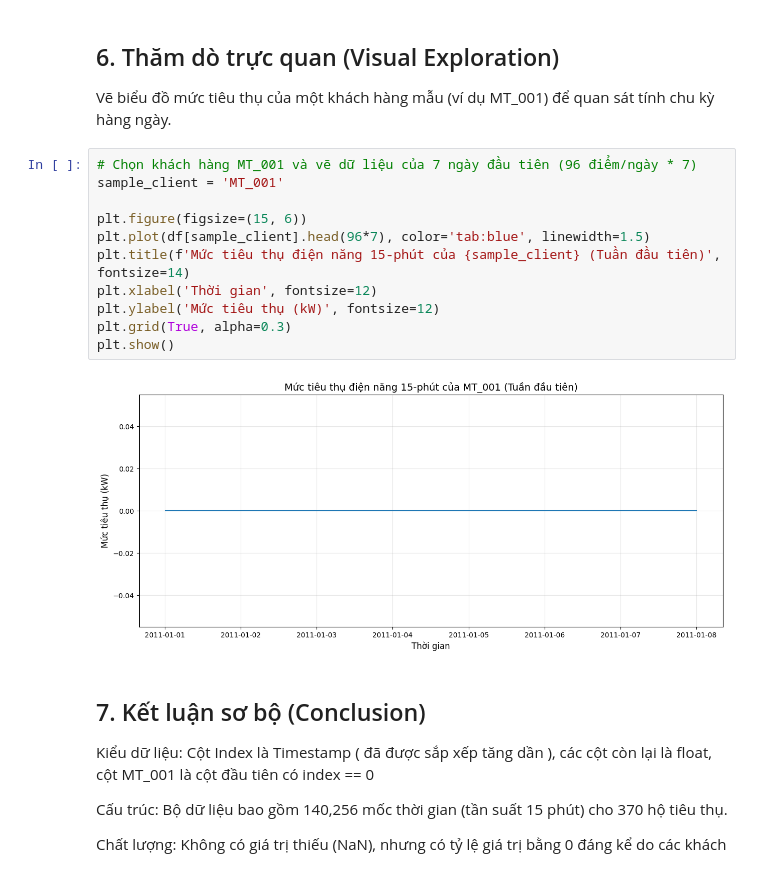
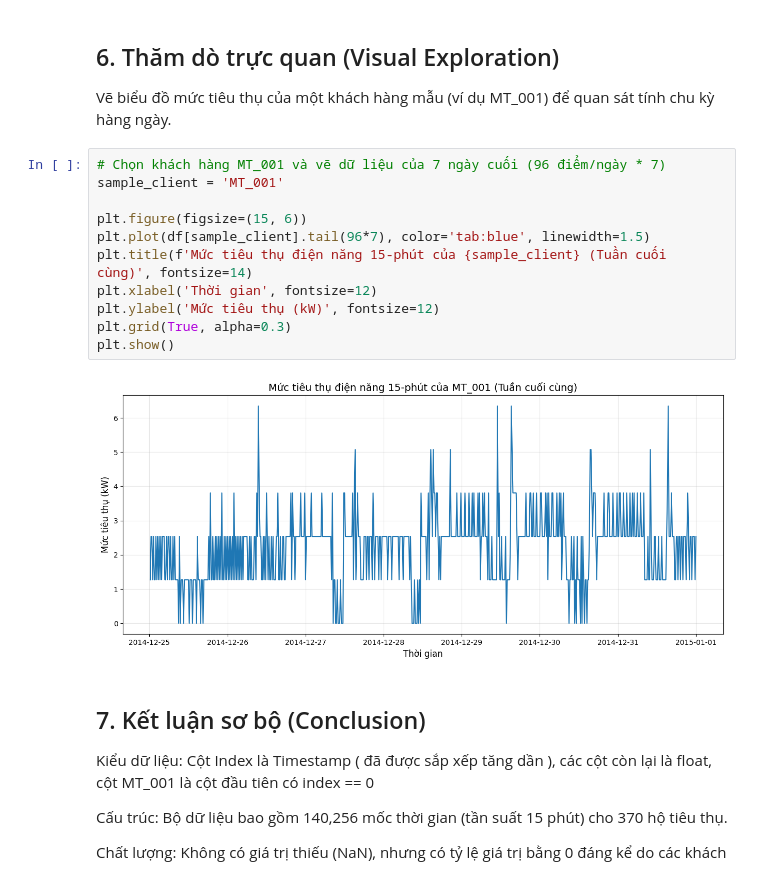
Before and after one commit to Dai-Nguyen1506/Electricity-Load-Diagrams, a Jupyter notebook: notebooks/01_load_and_explore.ipynb, the cells around one changed output. Cells and saved outputs as stored; diff of their text form.

```diff
--- a/notebooks/01_load_and_explore.ipynb
+++ b/notebooks/01_load_and_explore.ipynb
@@ -109,18 +111,18 @@ Tổng số giá trị bằng 0: 10457342 (20.15%)
 ## 6. Thăm dò trực quan (Visual Exploration)
 Vẽ biểu đồ mức tiêu thụ của một khách hàng mẫu (ví dụ MT_001) để quan sát tính chu kỳ hàng ngày.
 # %%
-# Chọn khách hàng MT_001 và vẽ dữ liệu của 7 ngày đầu tiên (96 điểm/ngày * 7)
+# Chọn khách hàng MT_001 và vẽ dữ liệu của 7 ngày cuối (96 điểm/ngày * 7)
 sample_client = 'MT_001'
 
 plt.figure(figsize=(15, 6))
-plt.plot(df[sample_client].head(96*7), color='tab:blue', linewidth=1.5)
-plt.title(f'Mức tiêu thụ điện năng 15-phút của {sample_client} (Tuần đầu tiên)', fontsize=14)
+plt.plot(df[sample_client].tail(96*7), color='tab:blue', linewidth=1.5)
+plt.title(f'Mức tiêu thụ điện năng 15-phút của {sample_client} (Tuần cuối cùng)', fontsize=14)
 plt.xlabel('Thời gian', fontsize=12)
 plt.ylabel('Mức tiêu thụ (kW)', fontsize=12)
 plt.grid(True, alpha=0.3)
 plt.show()
 # %% [output]
-[figure, old version]
+[figure, new version]
 # %% [markdown]
 ## 7. Kết luận sơ bộ (Conclusion)
 Kiểu dữ liệu: Cột Index là Timestamp ( đã được sắp xếp tăng dần ), các cột còn lại là float, cột MT_001 là cột đầu tiên có index == 0
```
Also changed, not shown: parts of 2 cells of this notebook, 1 other file.
